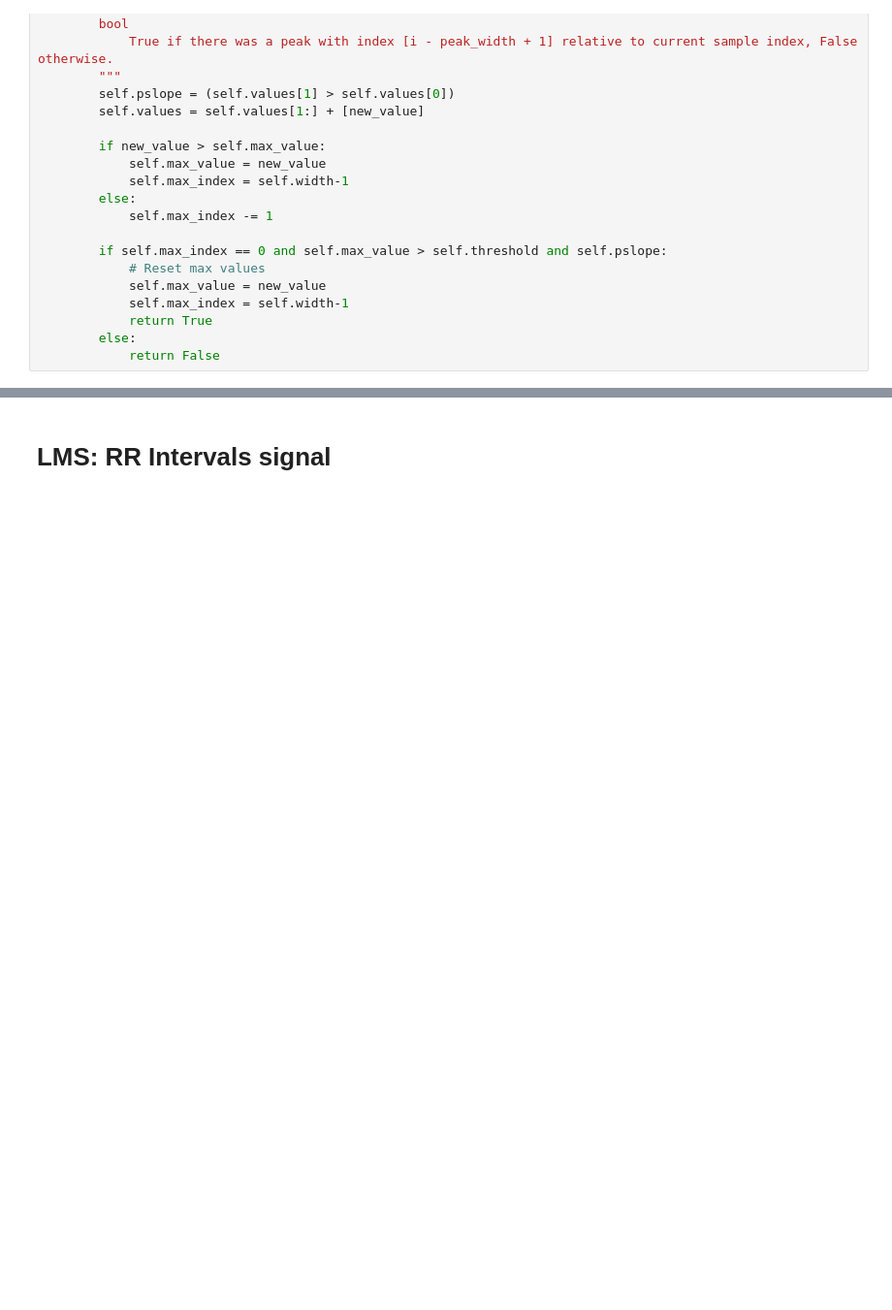
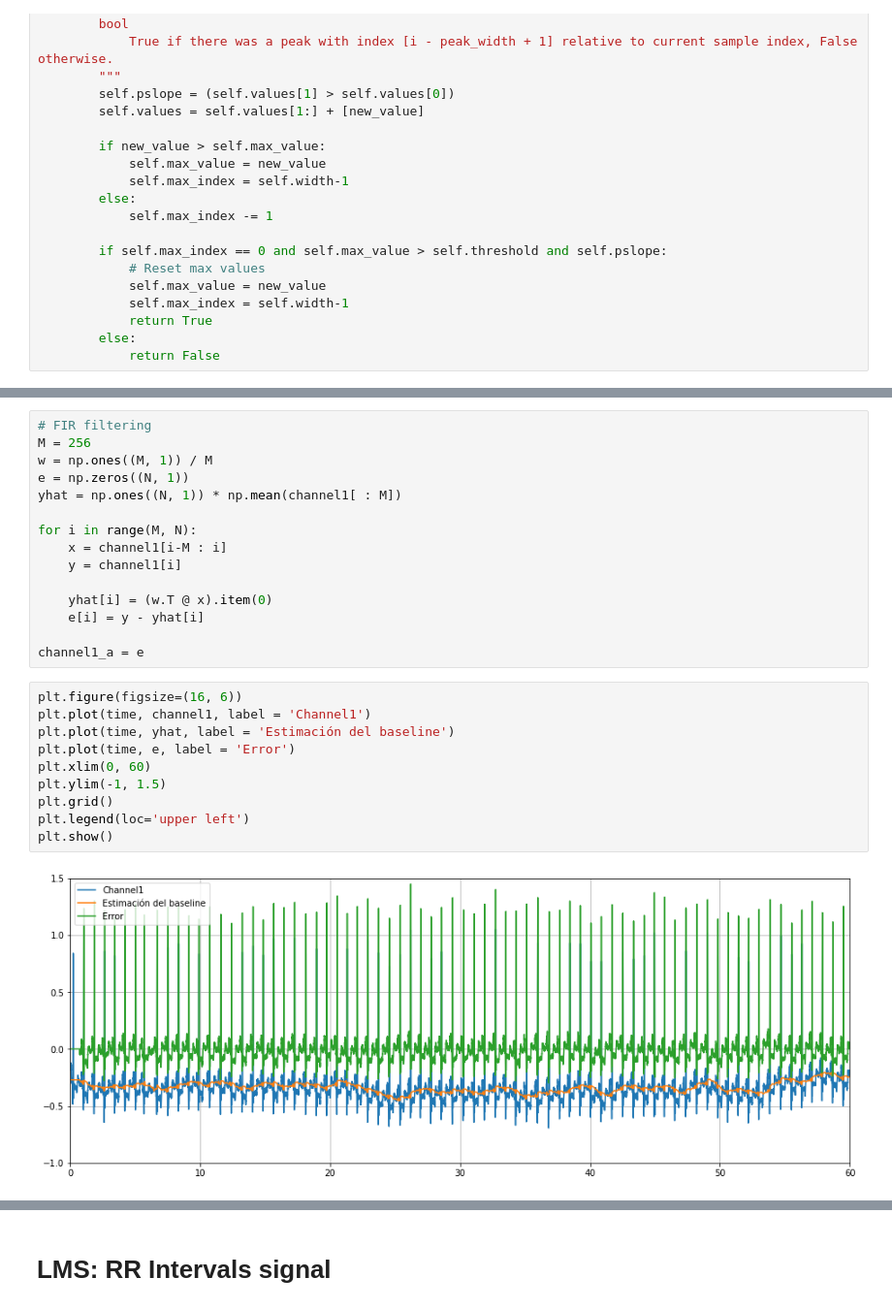
Before and after one commit to mbergerman/Procesamiento-Adaptativo, a Jupyter notebook: Proyecto 1/PASA_P1_G2.ipynb, the cells around one changed output, grey strips where cells are left out. Shown: that part at 97% size. Saved outputs shown, nothing was run; the diff lists cells and outputs as text; blank space fills up the shorter version.

```diff
--- a/Proyecto 1/PASA_P1_G2.ipynb
+++ b/Proyecto 1/PASA_P1_G2.ipynb
@@ -108,0 +87,27 @@ plt.show()
+# %%
+# FIR filtering
+M = 256
+w = np.ones((M, 1)) / M
+e = np.zeros((N, 1))
+yhat = np.ones((N, 1)) * np.mean(channel1[ : M])
+
+for i in range(M, N):
+    x = channel1[i-M : i]
+    y = channel1[i]
+
+    yhat[i] = (w.T @ x).item(0)
+    e[i] = y - yhat[i]
+
+channel1_a = e
+# %%
+plt.figure(figsize=(16, 6))
+plt.plot(time, channel1, label = 'Channel1')
+plt.plot(time, yhat, label = 'Estimación del baseline')
+plt.plot(time, e, label = 'Error')
+plt.xlim(0, 60)
+plt.ylim(-1, 1.5)
+plt.grid()
+plt.legend(loc='upper left')
+plt.show()
+# %% [output]
+[figure, added]
```
Also changed, not shown: parts of 21 cells of this notebook, 1 other file.
